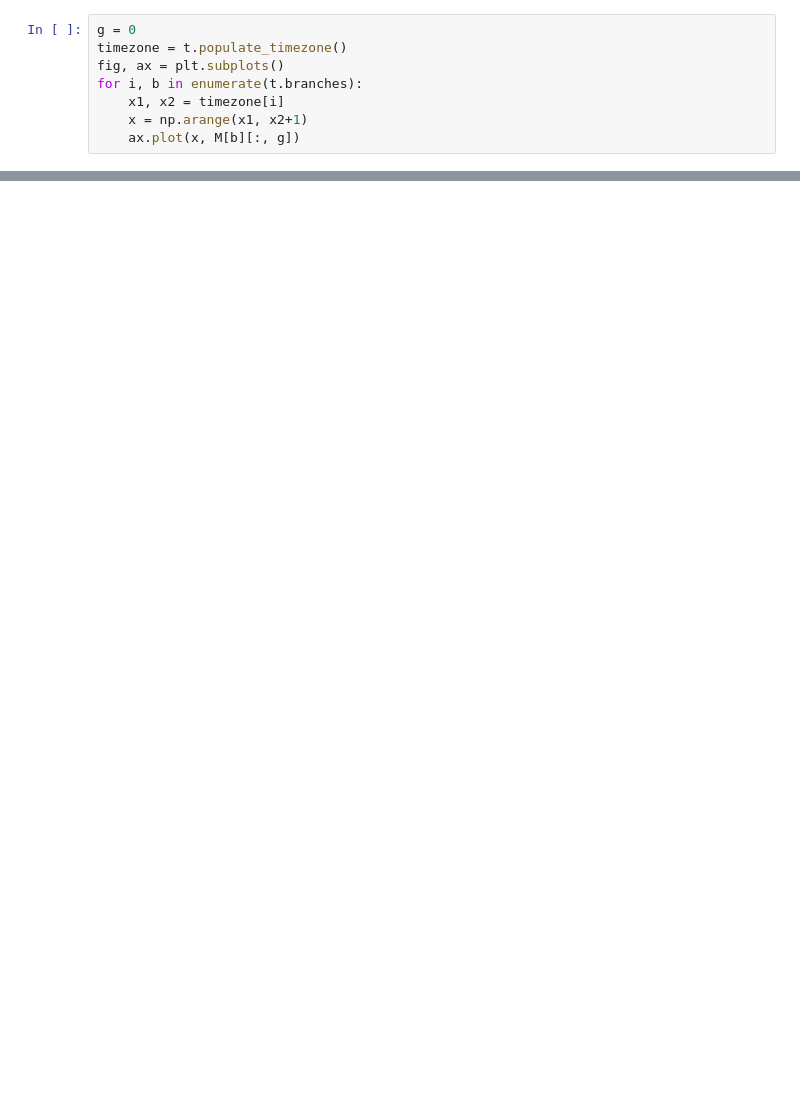
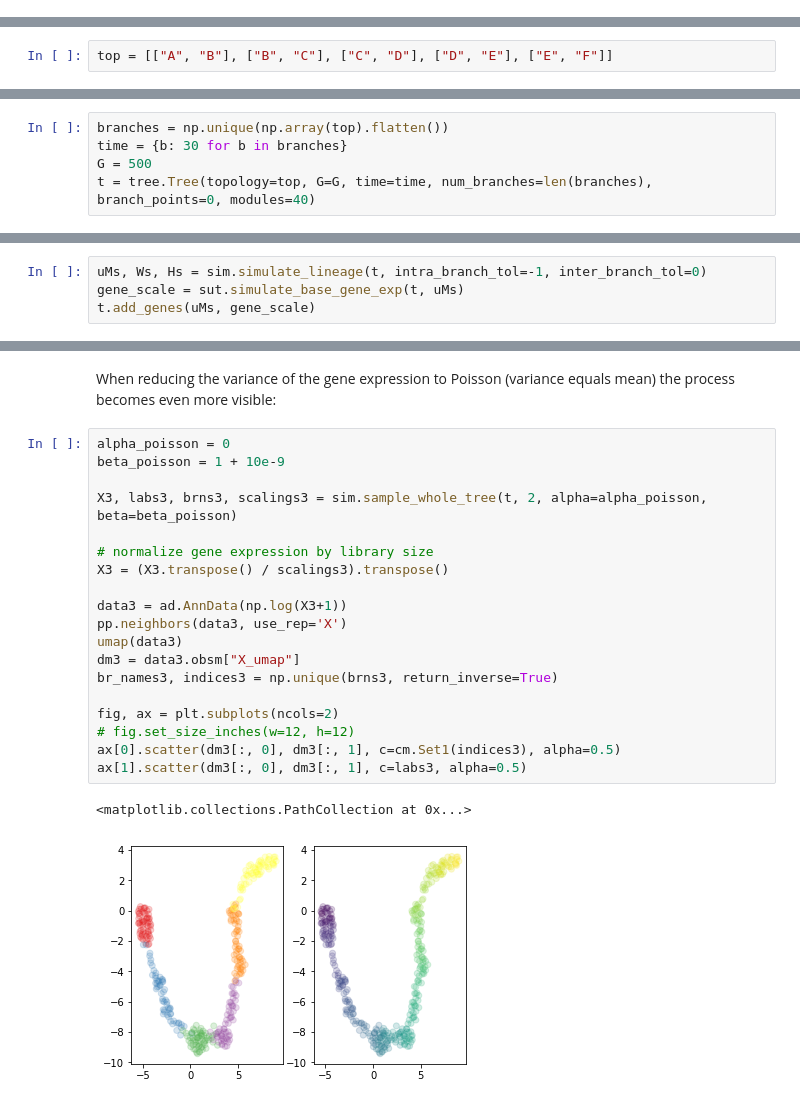
Before and after one commit to soedinglab/prosstt, a Jupyter notebook: dev/linear.ipynb, the cells around one changed output, grey strips where cells are left out. Cells and saved outputs as stored; diff of their text form; blank space fills up the shorter version.

```diff
--- a/dev/linear.ipynb
+++ b/dev/linear.ipynb
@@ -42,8 +0,0 @@ for i in t.branches:
-# %%
-g = 0
-timezone = t.populate_timezone()
-fig, ax = plt.subplots()
-for i, b in enumerate(t.branches):
-    x1, x2 = timezone[i]
-    x = np.arange(x1, x2+1)
-    ax.plot(x, M[b][:, g])
@@ -115,0 +30,2 @@ rseed
+# %%
+top = [["A", "B"], ["B", "C"], ["C", "D"], ["D", "E"], ["E", "F"]]
@@ -115,0 +34,5 @@ rseed
+# %%
+branches = np.unique(np.array(top).flatten())
+time = {b: 30 for b in branches}
+G = 500
+t = tree.Tree(topology=top, G=G, time=time, num_branches=len(branches), branch_points=0, modules=40)
@@ -115,0 +41,4 @@ rseed
+# %%
+uMs, Ws, Hs = sim.simulate_lineage(t, intra_branch_tol=-1, inter_branch_tol=0)
+gene_scale = sut.simulate_base_gene_exp(t, uMs)
+t.add_genes(uMs, gene_scale)
@@ -115,0 +106,24 @@ rseed
+# %% [markdown]
+When reducing the variance of the gene expression to Poisson (variance equals mean) the process becomes even more visible:
+# %%
+alpha_poisson = 0
+beta_poisson = 1 + 10e-9
+
+X3, labs3, brns3, scalings3 = sim.sample_whole_tree(t, 2, alpha=alpha_poisson, beta=beta_poisson)
+
+# normalize gene expression by library size
+X3 = (X3.transpose() / scalings3).transpose()
+
+data3 = ad.AnnData(np.log(X3+1))
+pp.neighbors(data3, use_rep='X')
+umap(data3)
+dm3 = data3.obsm["X_umap"]
+br_names3, indices3 = np.unique(brns3, return_inverse=True)
+
+fig, ax = plt.subplots(ncols=2)
+# fig.set_size_inches(w=12, h=12)
+ax[0].scatter(dm3[:, 0], dm3[:, 1], c=cm.Set1(indices3), alpha=0.5)
+ax[1].scatter(dm3[:, 0], dm3[:, 1], c=labs3, alpha=0.5)
+# %% [output]
+<matplotlib.collections.PathCollection at 0x...>
+[figure, added]
```
Also changed, not shown: parts of 35 cells of this notebook.
